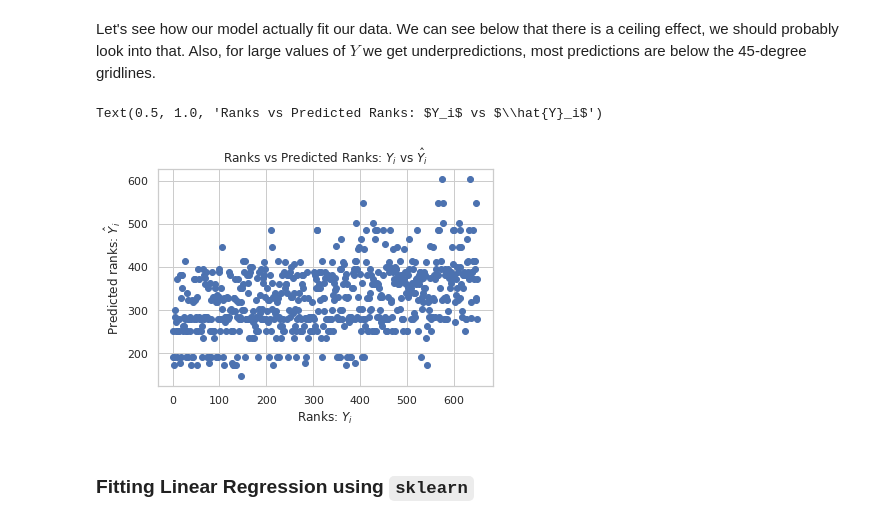
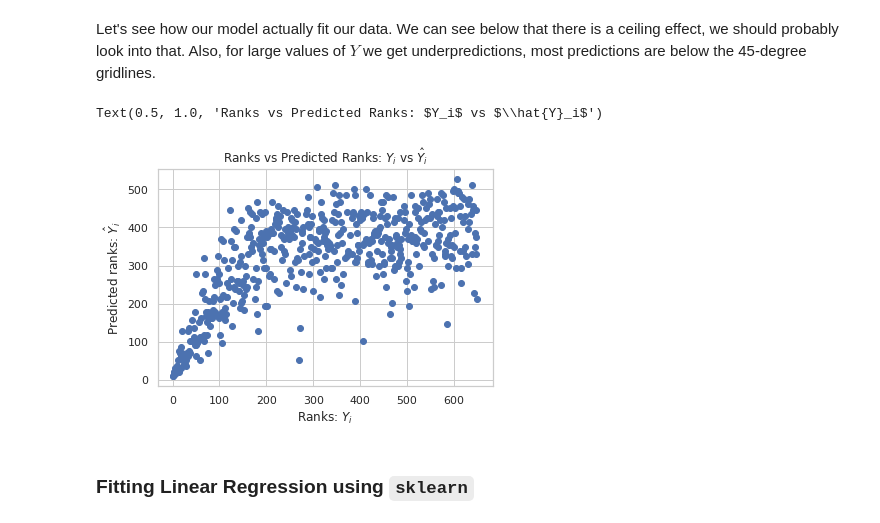
Before and after one commit to dli10/college-rankings-forbes-2019, a Jupyter notebook: PredictRankings.ipynb, the cells around one changed output. Drawn from its saved outputs; the diff is of its cells as text; code cells hidden in the pictures.

```diff
--- a/PredictRankings.ipynb
+++ b/PredictRankings.ipynb
@@ -43,5 +43,9 @@ forbesraw.shape
 # %%
 # Print column names
 print(forbesraw.columns)
+
+# Replace spaces in names with underscores
+forbesraw.columns = forbesraw.columns.str.replace(' ', '_')
+print(forbesraw.columns)
 # %% [output]
 Index(['Rank', 'Name', 'City', 'State', 'Public/Private',
@@ -166,3 +176,6 @@ We'll use two ways of fitting a linear regression. We recommend the first but th
 # ols - stands for Ordinary least squares, we'll use this
 import statsmodels.api as sm
 from statsmodels.formula.api import ols
+# %%
+forbesraw_no_NaN = forbesraw.dropna()
+forbesraw_no_NaN.describe()
@@ -169,7 +192,7 @@ from statsmodels.formula.api import ols
 # %%
 # statsmodels works nicely with pandas dataframes
 # The thing inside the "quotes" is called a formula, a bit on that below
-m = ols('Rank ~ State',forbesraw).fit()
+m = ols('Rank ~ Acceptance_Rate',forbesraw_no_NaN).fit()
 print(m.summary())
 # %% [output]
                             OLS Regression Results
@@ -212,13 +233,13 @@ This is the very basic structure but it should be enough to get you through the
 # %% [markdown]
 Let's see how our model actually fit our data. We can see below that there is a ceiling effect, we should probably look into that. Also, for large values of $Y$ we get underpredictions, most predictions are below the 45-degree gridlines.
 # %%
-plt.scatter(forbesraw['Rank'], m.fittedvalues)
+plt.scatter(forbesraw_no_NaN['Rank'], m.fittedvalues)
 plt.xlabel("Ranks: $Y_i$")
 plt.ylabel("Predicted ranks: $\hat{Y}_i$")
 plt.title("Ranks vs Predicted Ranks: $Y_i$ vs $\hat{Y}_i$")
 # %% [output]
 Text(0.5, 1.0, 'Ranks vs Predicted Ranks: $Y_i$ vs $\\hat{Y}_i$')
-[figure, old version]
+[figure, new version]
 # %% [markdown]
 ### Fitting Linear Regression using `sklearn`
 # %%
```
Also changed, not shown: parts of 52 cells of this notebook.
